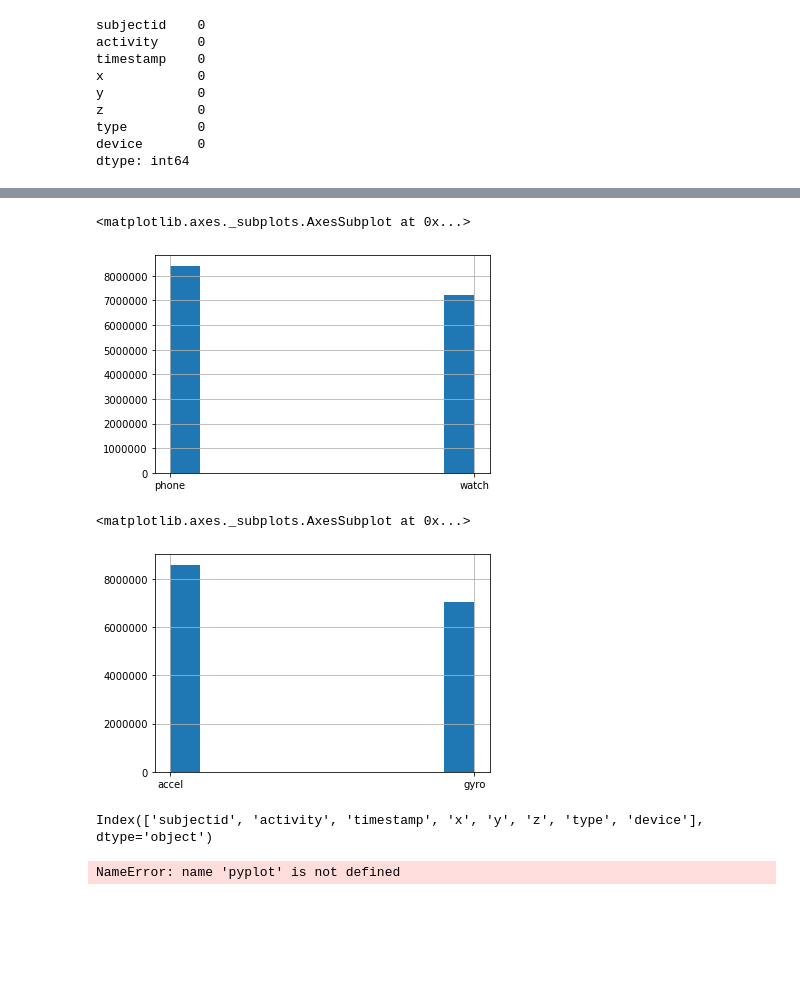
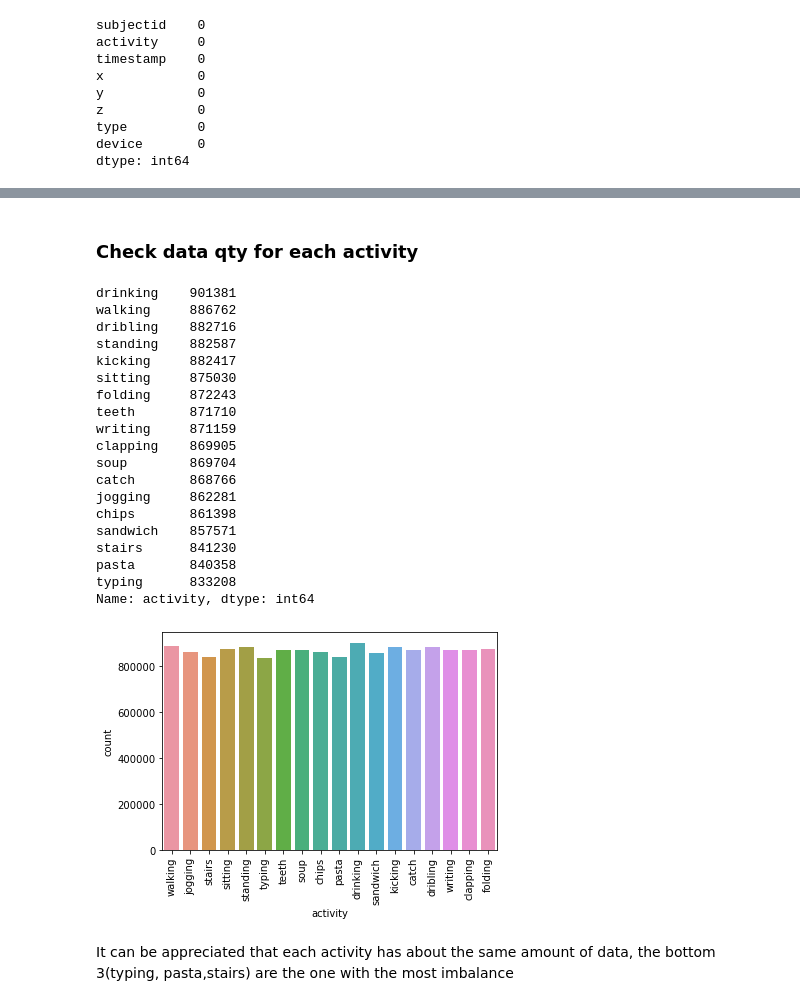
Before and after one commit to luis-reyes/ClassifyActivitiesAccelerometer-Gyroscope, a Jupyter notebook: wisdmclassify.data_exp.1.ipynb, the cells around one changed output, grey strips where cells are left out. Drawn from its saved outputs; the diff is of its cells as text; code cells hidden in the pictures; blank space fills up the shorter version.

Commit message:
Changed data exploration figures

```diff
--- a/wisdmclassify.data_exp.1.ipynb
+++ b/wisdmclassify.data_exp.1.ipynb
@@ -44,0 +31,8 @@ df.head()
+# %%
+df.z= df.z.astype(float)#previously noted z was object, changed it to float
+activities= {'A':'walking','B':'jogging','C':'stairs','D':'sitting','E':'standing','F':'typing','G':'teeth','H':'soup','I':'chips'
+             ,'J':'pasta','K':'drinking','L':'sandwich','M':'kicking','O':'catch','P':'dribling','Q':'writing','R':'clapping',
+             'S':'folding'}
+df = df.replace({'activity':activities})
+
+df.head()
@@ -153,21 +82,31 @@ Name: device, dtype: int64
-# %%
-df.type.hist()
-# %% [output]
-<matplotlib.axes._subplots.AxesSubplot at 0x...>
-[figure, removed]
-# %%
-df.device.hist()
-# %% [output]
-<matplotlib.axes._subplots.AxesSubplot at 0x...>
-[figure, removed]
-# %%
-df.columns
-# %% [output]
-Index(['subjectid', 'activity', 'timestamp', 'x', 'y', 'z', 'type', 'device'], dtype='object')
-# %%
-from pandas.plotting import scatter_matrix
-columns = ['x','y','z']
-scatter_matrix(df[columns],    figsize  = [7, 7])
-pyplot.show()
-# %% [output]
-NameError: name 'pyplot' is not defined
+# %% [markdown]
+### Check data qty for each activity
+# %%
+labels= df['activity']
+print(labels.value_counts())
+sns.countplot(labels)
+plt.xticks(rotation= 90)
+plt.show()
+# %% [output]
+drinking    901381
+walking     886762
+dribling    882716
+standing    882587
+kicking     882417
+sitting     875030
+folding     872243
+teeth       871710
+writing     871159
+clapping    869905
+soup        869704
+catch       868766
+jogging     862281
+chips       861398
+sandwich    857571
+stairs      841230
+pasta       840358
+typing      833208
+Name: activity, dtype: int64
+[figure, added]
+# %% [markdown]
+It can be appreciated that each activity has about the same amount of data, the bottom 3(typing, pasta,stairs) are the one with the most imbalance
```
Also changed, not shown: parts of 19 cells of this notebook, 2 other files.
